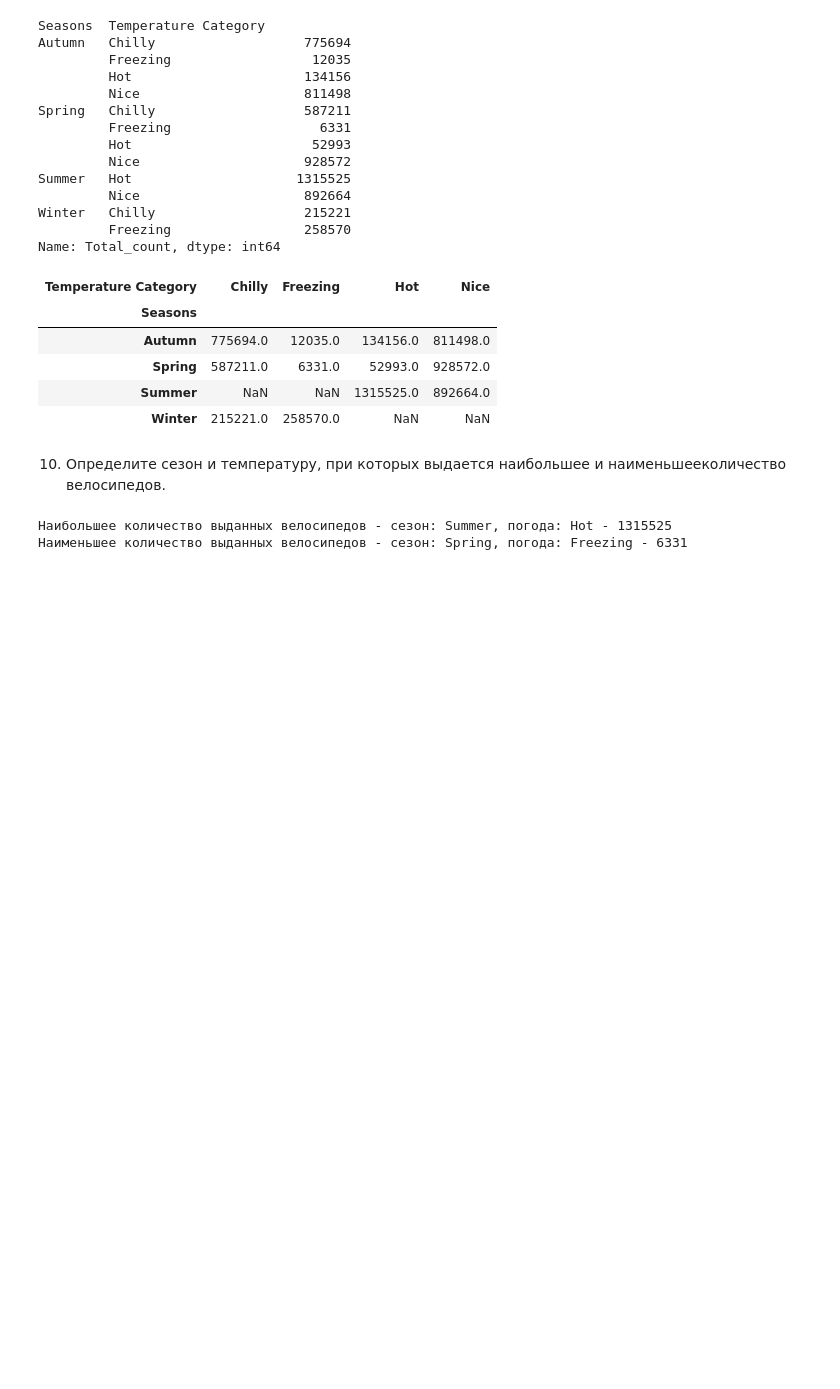
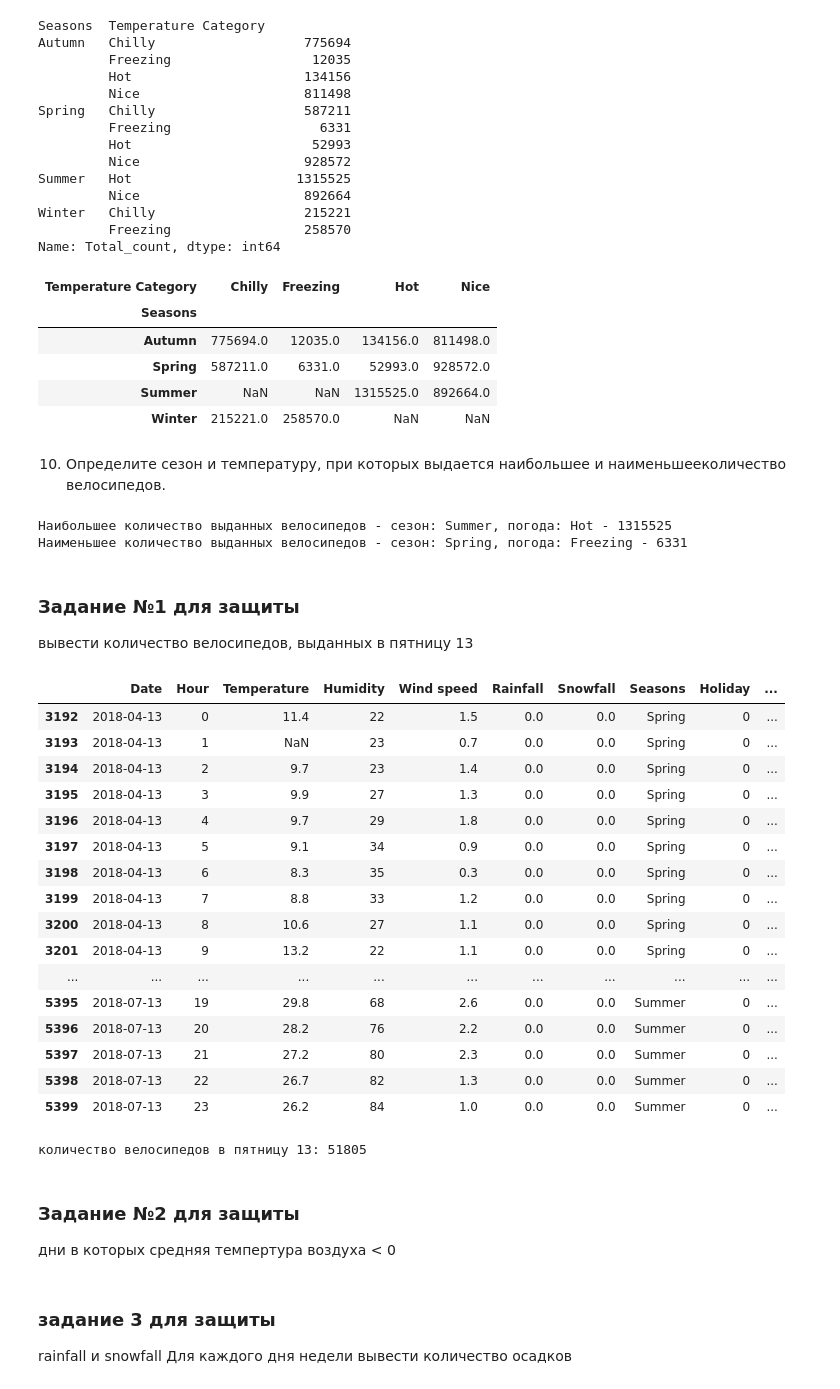
Before and after one commit to Garapace/SMIP, a Jupyter notebook: lab2/main.ipynb, the cells around one changed output. Drawn from its saved outputs; the diff is of its cells as text; code cells hidden in the pictures; blank space fills up the shorter version.

```diff
--- a/lab2/main.ipynb
+++ b/lab2/main.ipynb
@@ -279,3 +279,35 @@ print(f"Наименьшее количество выданных велоси
 # %% [output]
 Наибольшее количество выданных велосипедов - сезон: Summer, погода: Hot - 1315525
 Наименьшее количество выданных велосипедов - сезон: Spring, погода: Freezing - 6331
+# %% [markdown]
+### Задание №1 для защиты
+вывести количество велосипедов, выданных в пятницу 13
+# %%
+friday_13_dataframe = dataframe[(dataframe['Date'].dt.day == 13) & (dataframe['Date'].dt.weekday == 4)]
+friday_13_count = friday_13_dataframe['Total_count'].sum()
+display(friday_13_dataframe)
+print(f"количество велосипедов в пятницу 13: {friday_13_count}")
+
+# вывести количество велосипедов в эти дни
+# %% [output]
+|  | Date | Hour | Temperature | Humidity | Wind speed | Rainfall | Snowfall | Seasons | Holiday | ... |
+| 3192 | 2018-04-13 | 0 | 11.4 | 22 | 1.5 | 0.0 | 0.0 | Spring | 0 | ... |
+| 3193 | 2018-04-13 | 1 | NaN | 23 | 0.7 | 0.0 | 0.0 | Spring | 0 | ... |
+| 3194 | 2018-04-13 | 2 | 9.7 | 23 | 1.4 | 0.0 | 0.0 | Spring | 0 | ... |
+| 3195 | 2018-04-13 | 3 | 9.9 | 27 | 1.3 | 0.0 | 0.0 | Spring | 0 | ... |
+| 3196 | 2018-04-13 | 4 | 9.7 | 29 | 1.8 | 0.0 | 0.0 | Spring | 0 | ... |
+| 3197 | 2018-04-13 | 5 | 9.1 | 34 | 0.9 | 0.0 | 0.0 | Spring | 0 | ... |
+| 3198 | 2018-04-13 | 6 | 8.3 | 35 | 0.3 | 0.0 | 0.0 | Spring | 0 | ... |
+| 3199 | 2018-04-13 | 7 | 8.8 | 33 | 1.2 | 0.0 | 0.0 | Spring | 0 | ... |
+| 3200 | 2018-04-13 | 8 | 10.6 | 27 | 1.1 | 0.0 | 0.0 | Spring | 0 | ... |
+| 3201 | 2018-04-13 | 9 | 13.2 | 22 | 1.1 | 0.0 | 0.0 | Spring | 0 | ... |
+| ... | ... | ... | ... | ... | ... | ... | ... | ... | ... | ... |
+| 5395 | 2018-07-13 | 19 | 29.8 | 68 | 2.6 | 0.0 | 0.0 | Summer | 0 | ... |
+| 5396 | 2018-07-13 | 20 | 28.2 | 76 | 2.2 | 0.0 | 0.0 | Summer | 0 | ... |
+| 5397 | 2018-07-13 | 21 | 27.2 | 80 | 2.3 | 0.0 | 0.0 | Summer | 0 | ... |
+| 5398 | 2018-07-13 | 22 | 26.7 | 82 | 1.3 | 0.0 | 0.0 | Summer | 0 | ... |
+| 5399 | 2018-07-13 | 23 | 26.2 | 84 | 1.0 | 0.0 | 0.0 | Summer | 0 | ... |
+количество велосипедов в пятницу 13: 51805
+# %% [markdown]
+### Задание №2 для защиты
+дни в которых средняя темпертура воздуха < 0
@@ -281,0 +323,3 @@ print(f"Наименьшее количество выданных велоси
+# %% [markdown]
+### задание 3 для защиты
+rainfall и snowfall Для каждого дня недели вывести количество осадков
```
Also changed, not shown: parts of 5 cells of this notebook.
